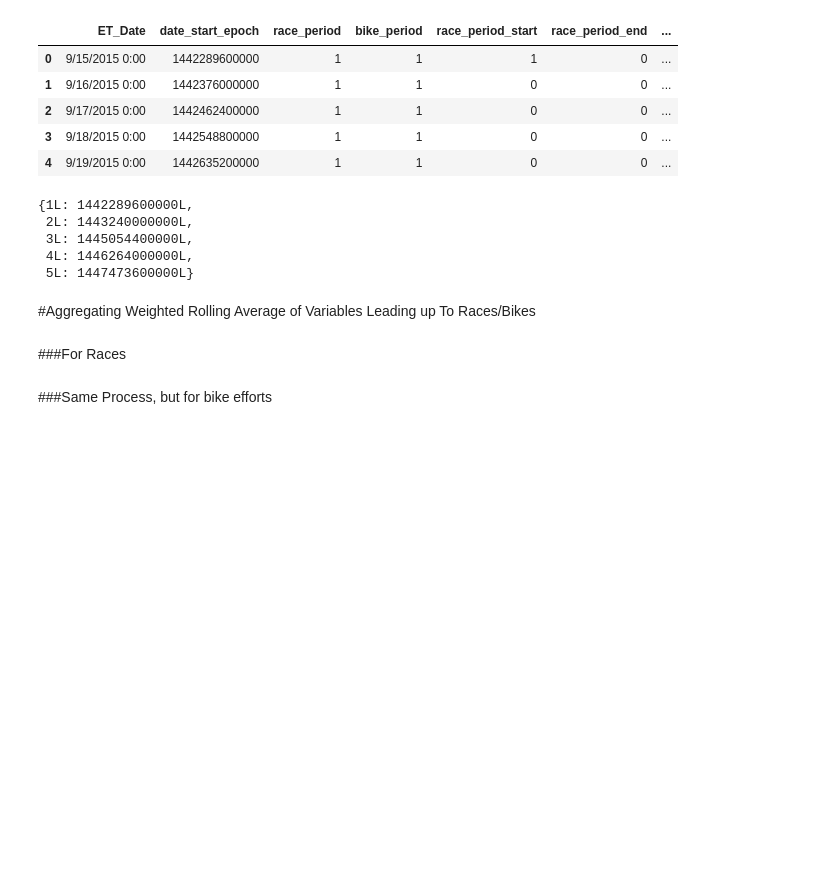
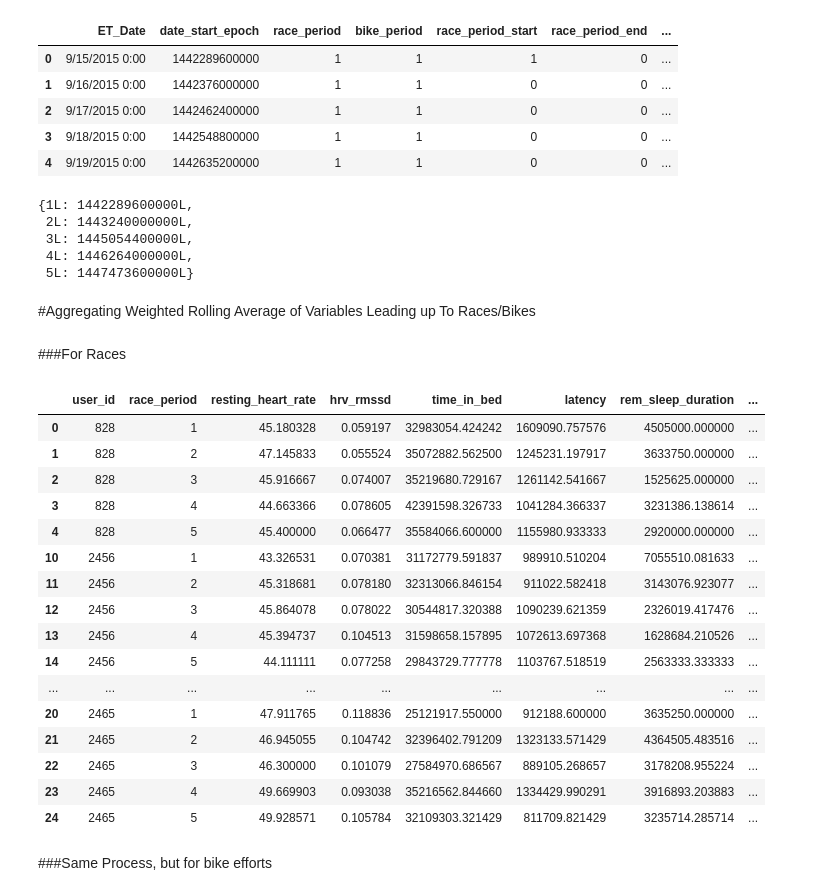
Before and after one commit to callen13/Senior_Thesis, a Jupyter notebook: sleeps_analysis.ipynb, the cells around one changed output. Drawn from its saved outputs; the diff is of its cells as text; code cells hidden in the pictures; blank space fills up the shorter version.

```diff
--- a/sleeps_analysis.ipynb
+++ b/sleeps_analysis.ipynb
@@ -297,0 +305,21 @@ final_race_df.to_csv('final_race_df.csv')
+# %%
+df = make_recovery_df(test, 'race')
+df.to_csv('final_race_df')
+# %% [output]
+|  | user_id | race_period | resting_heart_rate | hrv_rmssd | time_in_bed | latency | rem_sleep_duration | ... |
+| 0 | 828 | 1 | 45.180328 | 0.059197 | 32983054.424242 | 1609090.757576 | 4505000.000000 | ... |
+| 1 | 828 | 2 | 47.145833 | 0.055524 | 35072882.562500 | 1245231.197917 | 3633750.000000 | ... |
+| 2 | 828 | 3 | 45.916667 | 0.074007 | 35219680.729167 | 1261142.541667 | 1525625.000000 | ... |
+| 3 | 828 | 4 | 44.663366 | 0.078605 | 42391598.326733 | 1041284.366337 | 3231386.138614 | ... |
+| 4 | 828 | 5 | 45.400000 | 0.066477 | 35584066.600000 | 1155980.933333 | 2920000.000000 | ... |
+| 10 | 2456 | 1 | 43.326531 | 0.070381 | 31172779.591837 | 989910.510204 | 7055510.081633 | ... |
+| 11 | 2456 | 2 | 45.318681 | 0.078180 | 32313066.846154 | 911022.582418 | 3143076.923077 | ... |
+| 12 | 2456 | 3 | 45.864078 | 0.078022 | 30544817.320388 | 1090239.621359 | 2326019.417476 | ... |
+| 13 | 2456 | 4 | 45.394737 | 0.104513 | 31598658.157895 | 1072613.697368 | 1628684.210526 | ... |
+| 14 | 2456 | 5 | 44.111111 | 0.077258 | 29843729.777778 | 1103767.518519 | 2563333.333333 | ... |
+| ... | ... | ... | ... | ... | ... | ... | ... | ... |
+| 20 | 2465 | 1 | 47.911765 | 0.118836 | 25121917.550000 | 912188.600000 | 3635250.000000 | ... |
+| 21 | 2465 | 2 | 46.945055 | 0.104742 | 32396402.791209 | 1323133.571429 | 4364505.483516 | ... |
+| 22 | 2465 | 3 | 46.300000 | 0.101079 | 27584970.686567 | 889105.268657 | 3178208.955224 | ... |
+| 23 | 2465 | 4 | 49.669903 | 0.093038 | 35216562.844660 | 1334429.990291 | 3916893.203883 | ... |
+| 24 | 2465 | 5 | 49.928571 | 0.105784 | 32109303.321429 | 811709.821429 | 3235714.285714 | ... |
```
Also changed, not shown: parts of 8 cells of this notebook.
